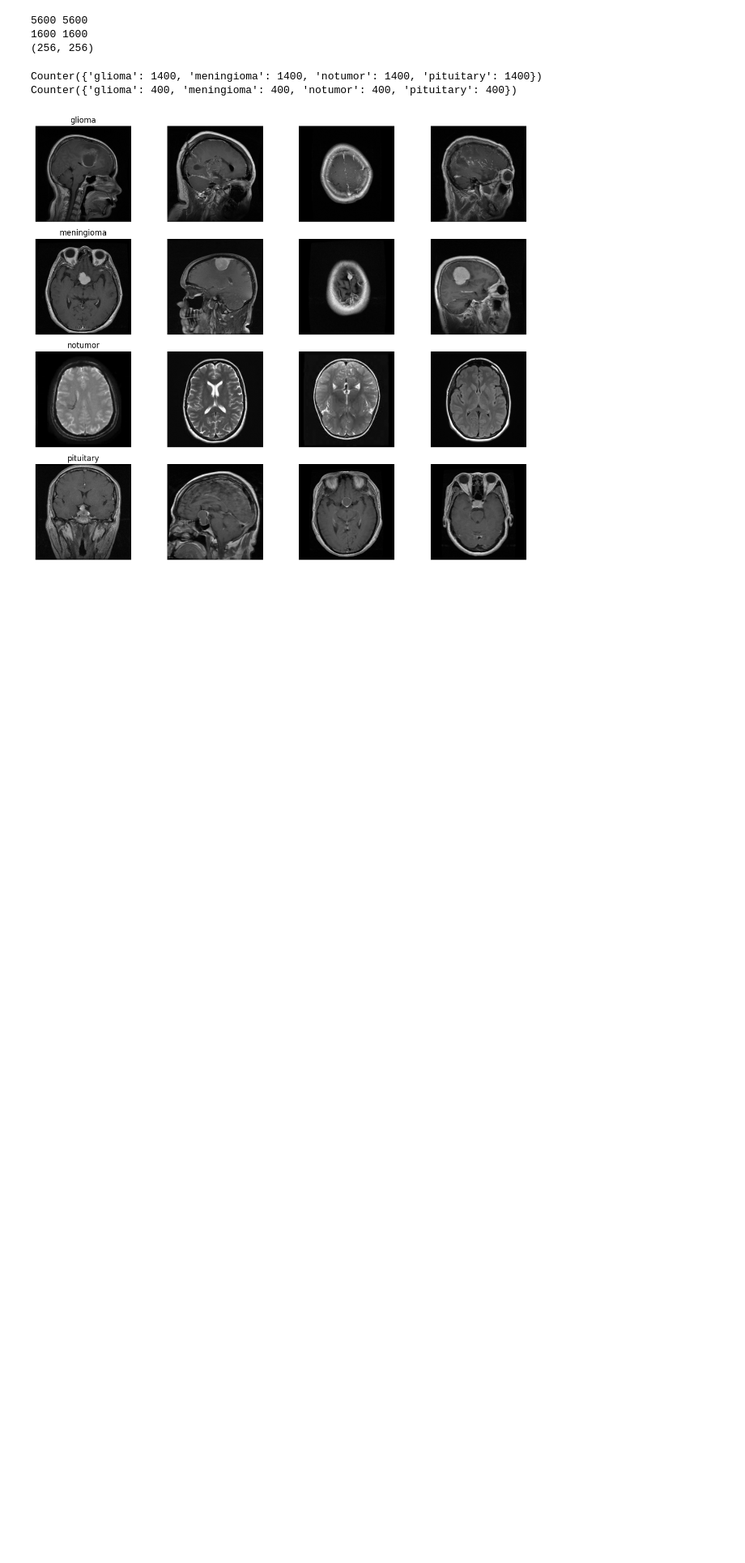
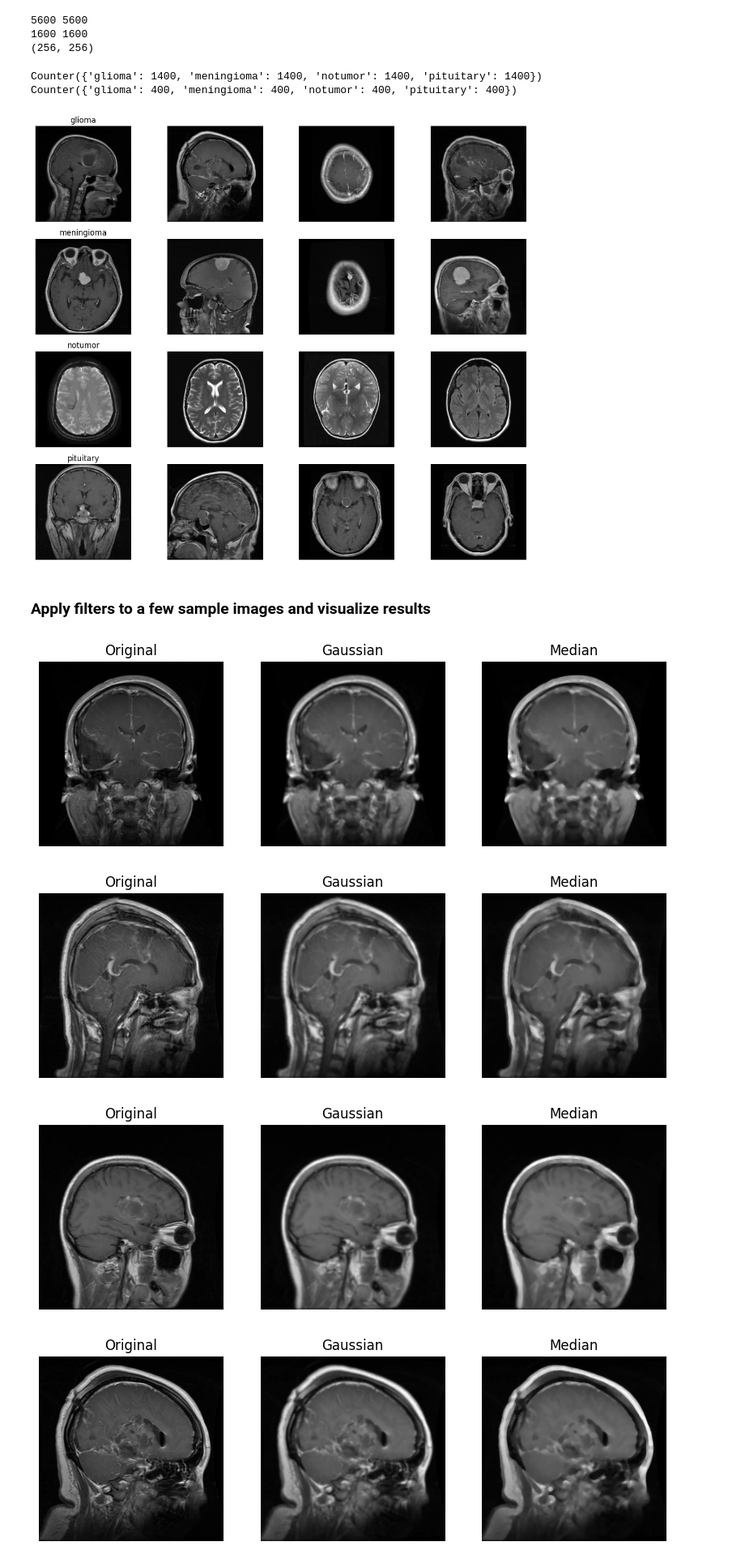
Before and after one commit to salmaax/Brain_Tumor_Classification, a Jupyter notebook: notebooks/preprocessing.ipynb, the cells around one changed output. Shown at 81% size. Saved outputs shown, nothing was run; the diff lists cells and outputs as text; code cells hidden in the pictures; blank space fills up the shorter version.

Commit message:
preprocessing module and notebook

```diff
--- a/notebooks/preprocessing.ipynb
+++ b/notebooks/preprocessing.ipynb
@@ -54,6 +32,13 @@ def load_data(base_path, img_size=(256,256)):
 # %%
+from modules.data_loader import load_data
+from modules.preprocessing import standardize
+
 X_train, y_train = load_data(train_path)
 X_test, y_test = load_data(test_path)
+
+# Apply preprocessing to the loaded data
+X_train = [standardize(img) for img in X_train]
+X_test = [standardize(img) for img in X_test]
 # %%
 print(len(X_train), len(y_train))
 print(len(X_test), len(y_test))
@@ -106,0 +84,41 @@ plt.show()
+# %% [markdown]
+### Apply filters to a few sample images and visualize results
+# %%
+# Apply filters to a few sample images and visualize results
+
+sample_imgs = X_train[:5]
+
+from modules.preprocessing import gaussian_filter, median_filter
+
+results = []
+for img in sample_imgs:
+    g_img = gaussian_filter(img)
+    m_img = median_filter(img)
+    results.append((img, g_img, m_img))
+# %%
+import matplotlib.pyplot as plt
+
+for original, g_img, m_img in results:
+    plt.figure(figsize=(10,3))
+
+    plt.subplot(1,3,1)
+    plt.imshow(original, cmap="gray")
+    plt.title("Original")
+    plt.axis("off")
+
+    plt.subplot(1,3,2)
+    plt.imshow(g_img, cmap="gray")
+    plt.title("Gaussian")
+    plt.axis("off")
+
+    plt.subplot(1,3,3)
+    plt.imshow(m_img, cmap="gray")
+    plt.title("Median")
+    plt.axis("off")
+
+    plt.show()
+# %% [output]
+[figure, added]
+[figure, added]
+[figure, added]
+[figure, added]
```
Also changed, not shown: parts of 6 cells of this notebook, 3 other files.
